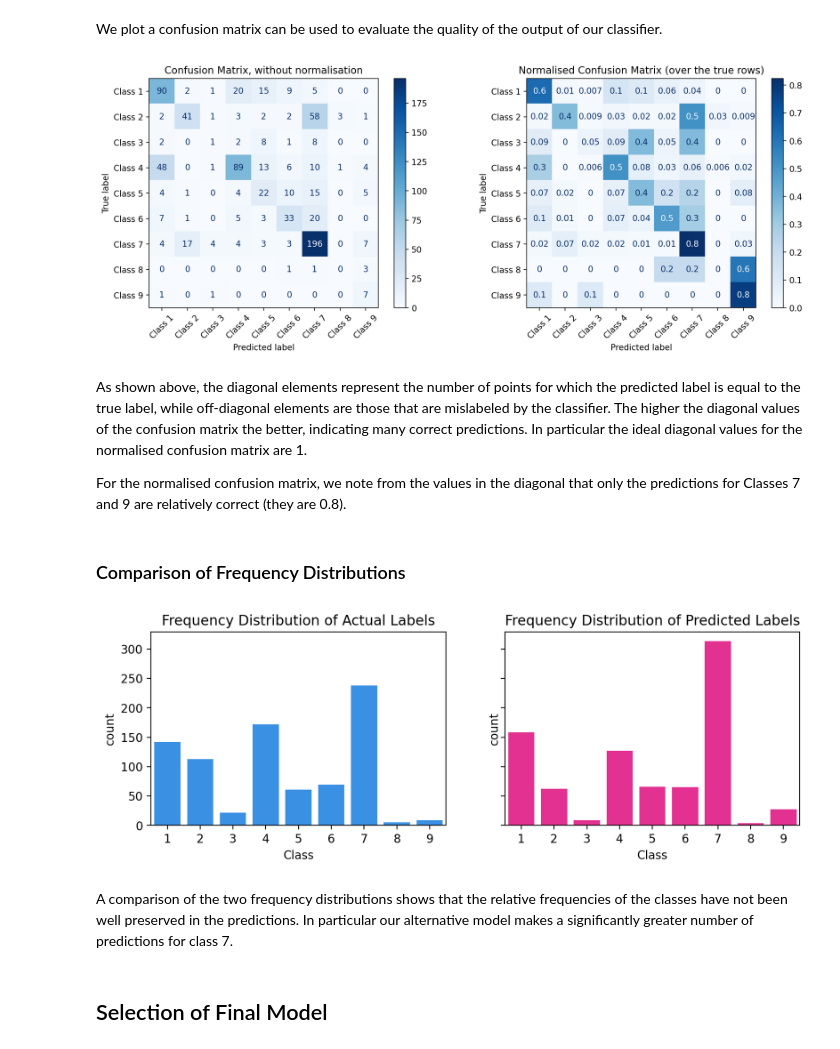
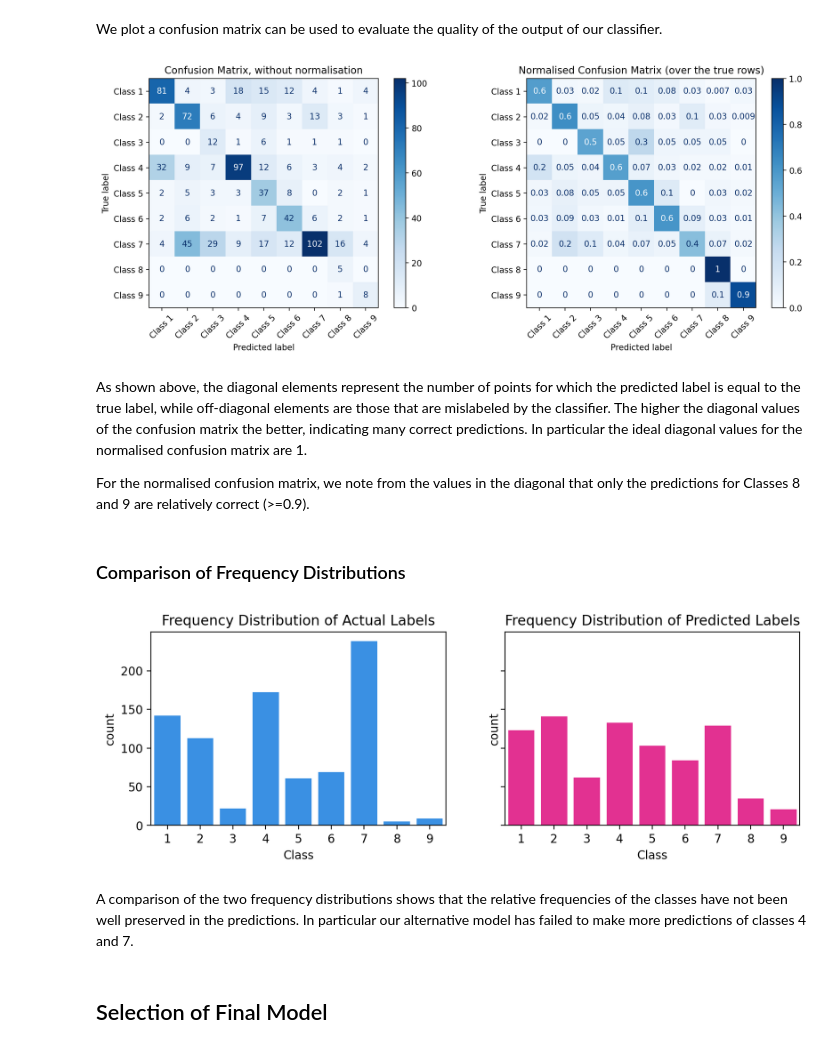
Before and after one commit to yuchye/Capstone, a Jupyter notebook: code/04_Alternative_Model.ipynb, the cells around one changed output. Cells and saved outputs as stored; diff of their text form; code cells hidden in the pictures.

```diff
--- a/code/04_Alternative_Model.ipynb
+++ b/code/04_Alternative_Model.ipynb
@@ -906,0 +872,9 @@ Validation accuracy: 0.5764139294624329
+# %%
+# We instantiate the alternative classifier based on the best parameters found above
+alternative_clf = LogisticRegression(verbose=1, n_jobs=4, random_state=42, solver='saga', penalty='l2',
+                                  multi_class='multinomial', l1_ratio=0.125,
+                                  class_weight='balanced', C=0.1)
+# %%
+%%time
+# Fit the best classifier on the validation dataset
+alternative_clf.fit(X_val, y_val)
@@ -908,10 +925,7 @@ Validation accuracy: 0.5764139294624329
 ### ROC curves and metrics for Validation Dataset
 # %%
 # Generate predictions for the validation data based on our alternative model
-y_val_pred = seq_model.predict_classes(X_val)
+y_val_pred = alternative_clf.predict(X_val)
-# %%
-# We increment all the predictions by 1, as the raw predictions are from 0 to 8.
-y_val_pred += 1
 # %%
 # Binarize the output
 y_train_binarized = label_binarize(y_train, classes=list(np.unique(y)))
@@ -998,29 +1012,25 @@ We note from the ROC curves and AUC scores ('area' metric) in the plot above tha
 # %% [markdown]
 We plot a confusion matrix can be used to evaluate the quality of the output of our classifier.
 # %%
+plt.style.use('default')
 fig, (ax1, ax2) = plt.subplots(nrows=1, ncols=2, figsize=(15,5))
-
-display_labels=['Class '+str(i+1) for i in range(0,9)]
-
-# Plot the first confusion matrix (without normalisation)
-cm1 = metrics.confusion_matrix(y_val, y_val_pred, normalize=None)
-disp1 = metrics.ConfusionMatrixDisplay(confusion_matrix=cm1, display_labels=display_labels)
-disp1.plot(include_values=True, cmap=plt.cm.Blues, values_format='.4g', xticks_rotation=45, ax=ax1)
-
-# Plot the second confusion matrix (with normalisation)
-cm2 = metrics.confusion_matrix(y_val, y_val_pred, normalize='true')
-disp2 = metrics.ConfusionMatrixDisplay(confusion_matrix=cm2, display_labels=display_labels)
-disp2.plot(include_values=True, cmap=plt.cm.Blues, values_format='.1g', xticks_rotation=45, ax=ax2)
-
+disp = plot_confusion_matrix(alternative_clf, X_val, y_val,
+                             display_labels=['Class '+str(i+1) for i in range(0,9)],
+                             cmap=plt.cm.Blues, values_format='.4g', xticks_rotation=45,
+                             normalize=None, ax=ax1)
+disp = plot_confusion_matrix(alternative_clf, X_val, y_val,
+                             display_labels=['Class '+str(i+1) for i in range(0,9)],
+                             cmap=plt.cm.Blues, values_format='.1g', xticks_rotation=45,
+                             normalize='true', ax=ax2)
 ax1.set_title("Confusion Matrix, without normalisation")
 ax2.set_title("Normalised Confusion Matrix (over the true rows)")
 plt.show();
 # %% [output]
-[figure, old version]
+[figure, new version]
 # %% [markdown]
 As shown above, the diagonal elements represent the number of points for which the predicted label is equal to the true label, while off-diagonal elements are those that are mislabeled by the classifier. The higher the diagonal values of the confusion matrix the better, indicating many correct predictions. In particular the ideal diagonal values for the normalised confusion matrix are 1.
 
-For the normalised confusion matrix, we note from the values in the diagonal that only the predictions for Classes 7 and 9 are relatively correct (they are 0.8).
+For the normalised confusion matrix, we note from the values in the diagonal that only the predictions for Classes 8 and 9 are relatively correct (>=0.9).
 # %% [markdown]
 ### Comparison of Frequency Distributions
 # %%
@@ -1032,9 +1042,9 @@ axes[1].set_title("Frequency Distribution of Predicted Labels")
 axes[0].set_xlabel("Class")
 axes[1].set_xlabel("Class");
 # %% [output]
-[figure, old version]
+[figure, new version]
 # %% [markdown]
-A comparison of the two frequency distributions shows that the relative frequencies of the classes have not been well preserved in the predictions. In particular our alternative model makes a significantly greater number of predictions for class 7.
+A comparison of the two frequency distributions shows that the relative frequencies of the classes have not been well preserved in the predictions. In particular our alternative model has failed to make more predictions of classes 4 and 7.
 # %% [markdown]
 ## Selection of Final Model
 # %% [markdown]
```
Also changed, not shown: parts of 45 cells of this notebook, 4 other files.
